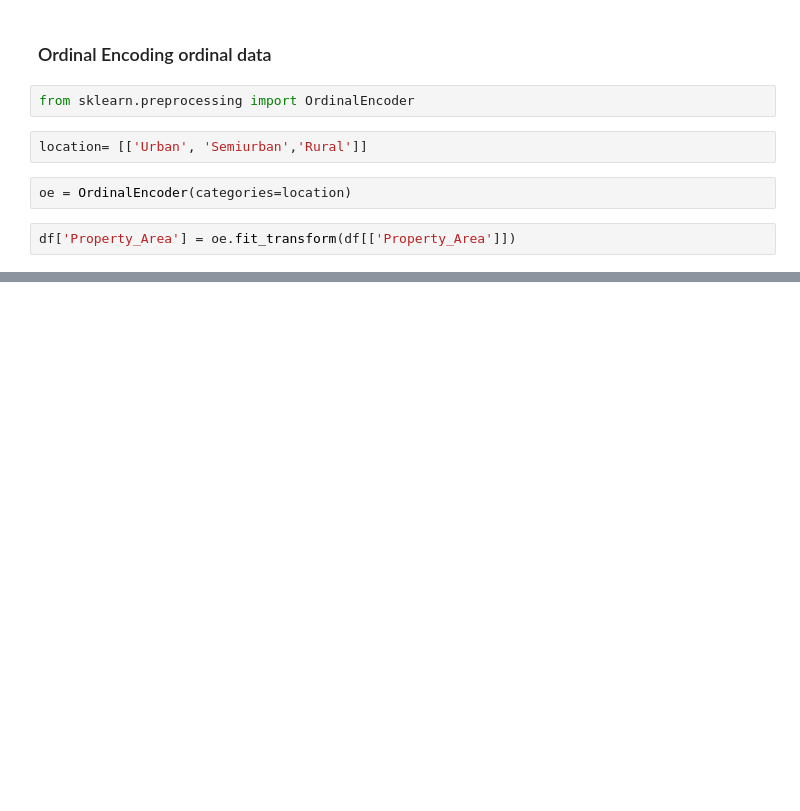
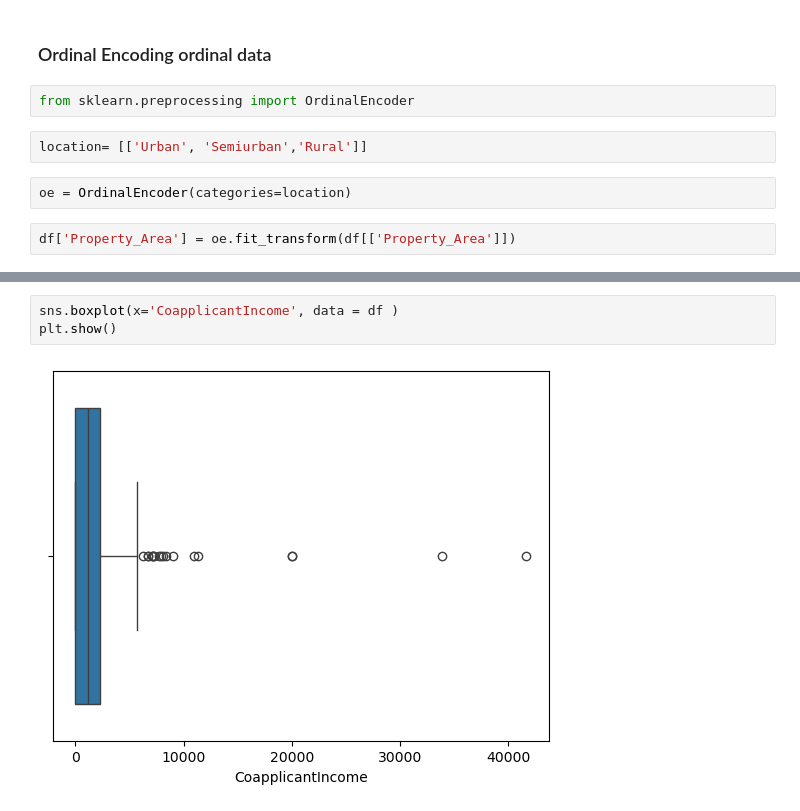
Before and after one commit to pravatn01/Loan-Data-Cleaning, a Jupyter notebook: loan_clean.ipynb, the cells around one changed output, grey strips where cells are left out. Drawn from its saved outputs; the diff is of its cells as text; blank space fills up the shorter version.

```diff
--- a/loan_clean.ipynb
+++ b/loan_clean.ipynb
@@ -192,0 +200,5 @@ df['Property_Area'] = oe.fit_transform(df[['Property_Area']])
+# %%
+sns.boxplot(x='CoapplicantIncome', data = df )
+plt.show()
+# %% [output]
+[figure, added]
```
Also changed, not shown: parts of 3 cells of this notebook.
